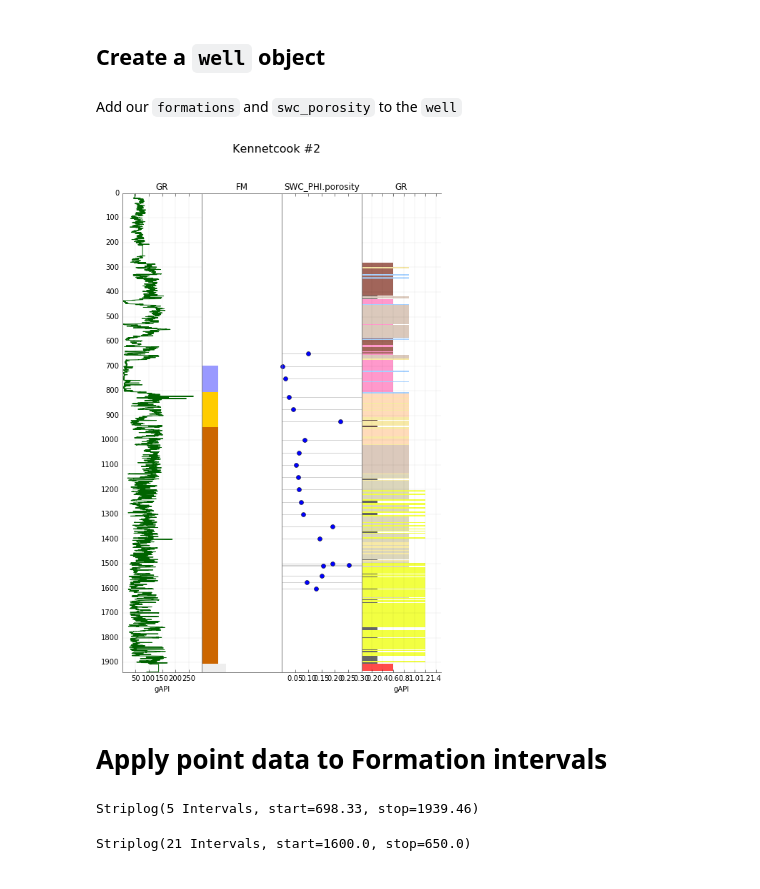
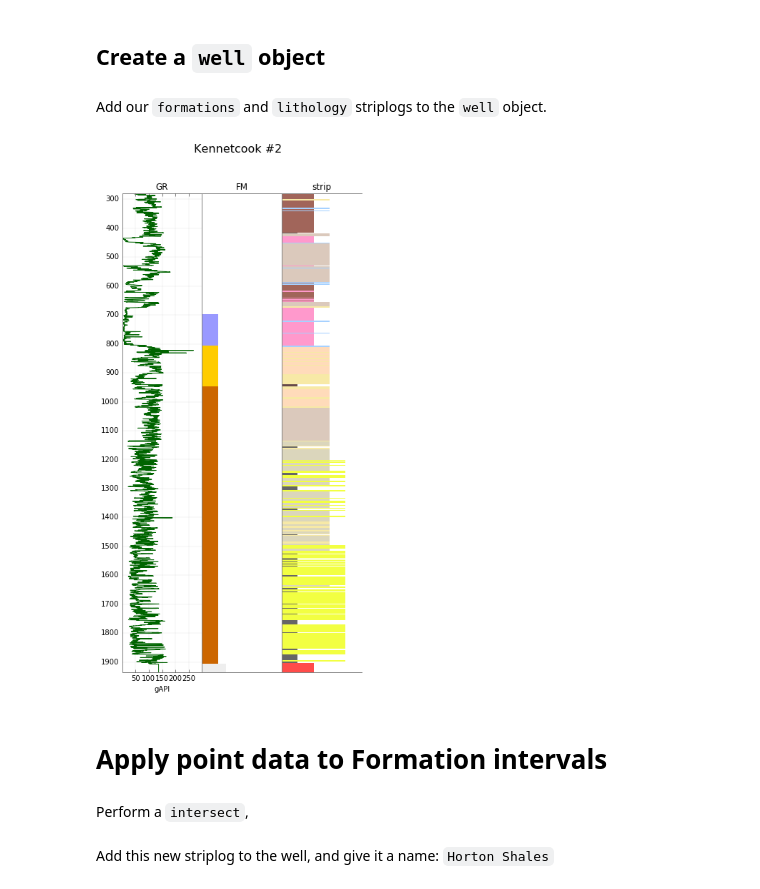
Before and after one commit to EvanBianco/recipes, a Jupyter notebook: Filtering lithology by formation.ipynb, the cells around one changed output. Saved outputs shown, nothing was run; the diff lists cells and outputs as text; code cells hidden in the pictures.

```diff
--- a/Filtering lithology by formation.ipynb
+++ b/Filtering lithology by formation.ipynb
@@ -130,8 +80,7 @@ green,1.0,linear,DTS
 """
 curve_legend = Legend.from_csv(curve_legend_csv)
 # %% [markdown]
-Add our `formations` and `swc_porosity` to the `well`
+Add our `formations` and `lithology` striplogs to the `well` object.
 # %%
 well.data['FM'] = formations
-well.data['SWC_PHI'] = swc_data
 well.data['strip'] = strip
@@ -140,9 +87,9 @@ well.data['strip'] = strip
 # %%
 complete_legend = tops_legend + curve_legend + legend
 # %%
-tracks = ['GR','FM','SWC_PHI.porosity',['strip','GR']]
+tracks = ['GR','FM','strip']
 well.plot(tracks=tracks, legend=complete_legend)
 # %% [output]
-[figure, old version]
+[figure, new version]
 # %% [markdown]
 # Apply point data to Formation intervals
@@ -155,9 +96 @@ sands = a.find('sandstone')
-# %%
-b
-# %% [output]
-Striplog(5 Intervals, start=698.33, stop=1939.46)
-# %%
-c
-# %% [output]
-Striplog(21 Intervals, start=1600.0, stop=650.0)
 # %%
@@ -164,0 +99,2 @@ ShalyHort = well.data['strip'].find('mud').intersect(well.data['FM'].find('Horto
+# %% [markdown]
+Perform a `intersect`,
@@ -165,3 +103,5 @@ ShalyHort = well.data['strip'].find('mud').intersect(well.data['FM'].find('Horto
+# %% [markdown]
+Add this new striplog to the well, and give it a name: `Horton Shales`
 # %%
 well.data['Horton Shales']=ShalyHort
 # %%
```
Also changed, not shown: parts of 20 cells of this notebook.
